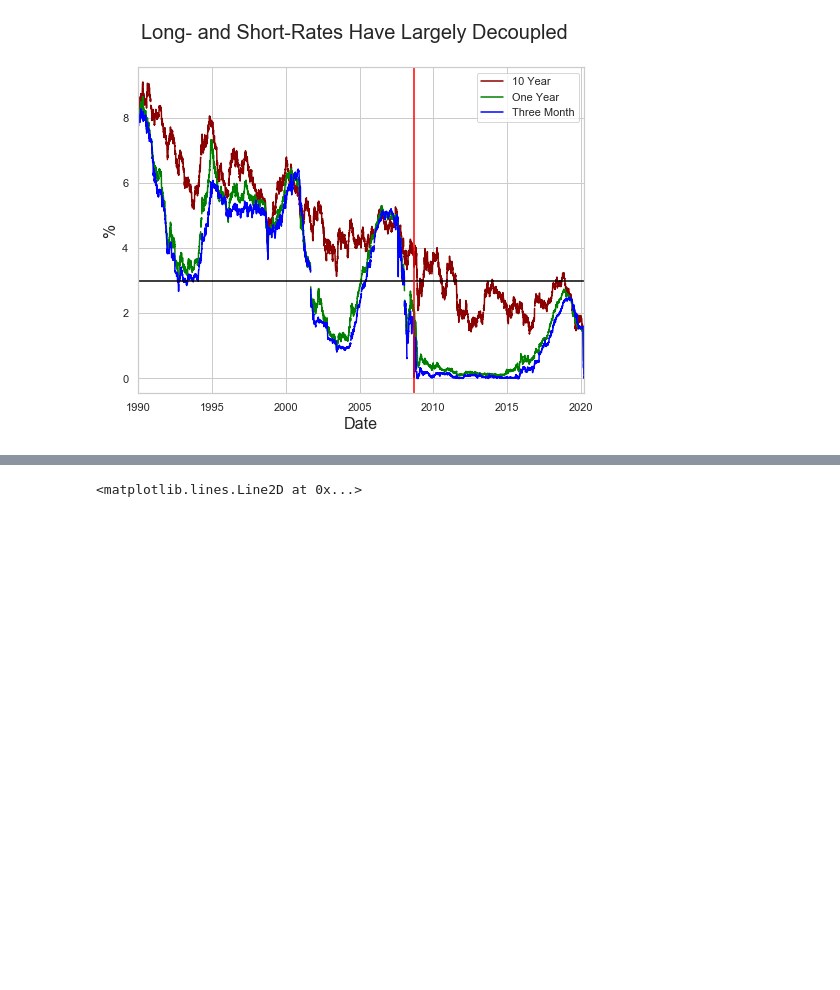
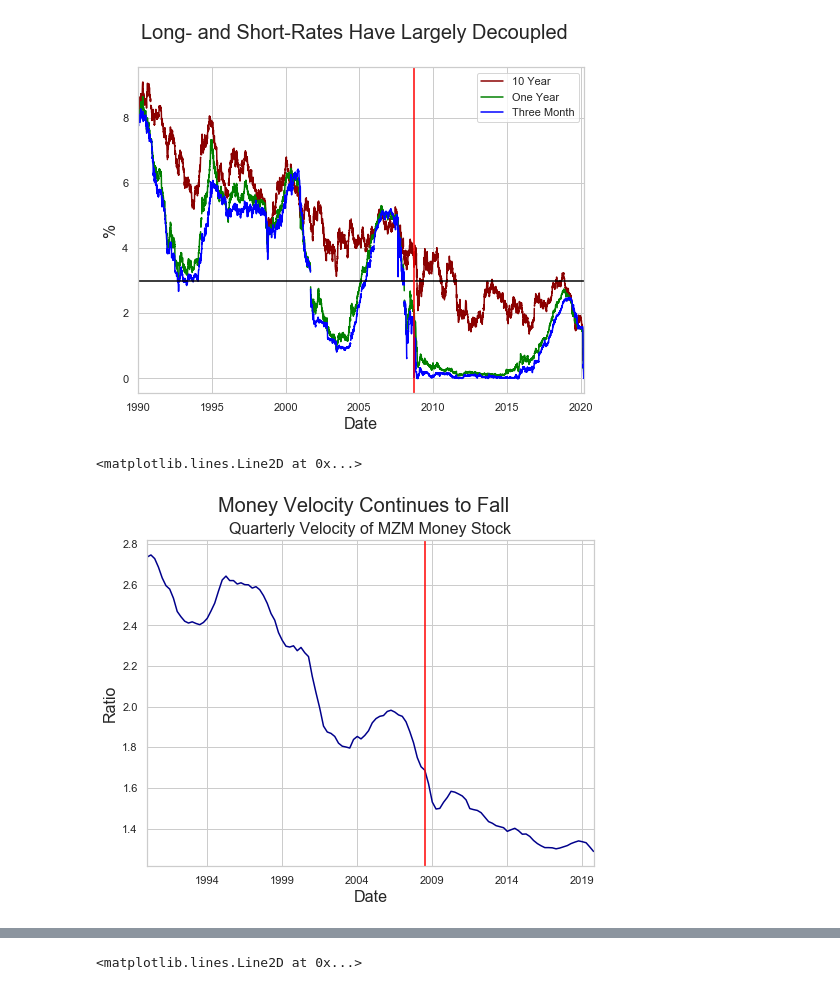
Before and after one commit to thsavage/Macro, a Jupyter notebook: Macroeconomic Observations During a Pandemic.ipynb, the cells around one changed output, grey strips where cells are left out. Cells and saved outputs as stored; diff of their text form; code cells hidden in the pictures; blank space fills up the shorter version.

```diff
--- a/Macroeconomic Observations During a Pandemic.ipynb
+++ b/Macroeconomic Observations During a Pandemic.ipynb
@@ -55,6 +55,18 @@ plt.axvline(dt.datetime(2008, 9, 15), color="red")
 # %% [output]
 <matplotlib.lines.Line2D at 0x...>
 [figure]
+# %%
+velocity = fred.get_series("MZMV", observation_start='1990-01-01')
+
+velocity.plot(color='darkblue', figsize=(8, 6))
+plt.suptitle('Money Velocity Continues to Fall', fontsize=20)
+plt.title('Quarterly Velocity of MZM Money Stock', fontsize=16)
+plt.xlabel('Date', fontsize=16)
+plt.ylabel('Ratio', fontsize=16)
+plt.axvline(dt.datetime(2008, 9, 15), color="red")
+# %% [output]
+<matplotlib.lines.Line2D at 0x...>
+[figure, added]
 # %%
 yield_curve = fred.get_series("T10Y3M", observation_start='1990-01-01')
 
```
Also changed, not shown: parts of 9 cells of this notebook.
